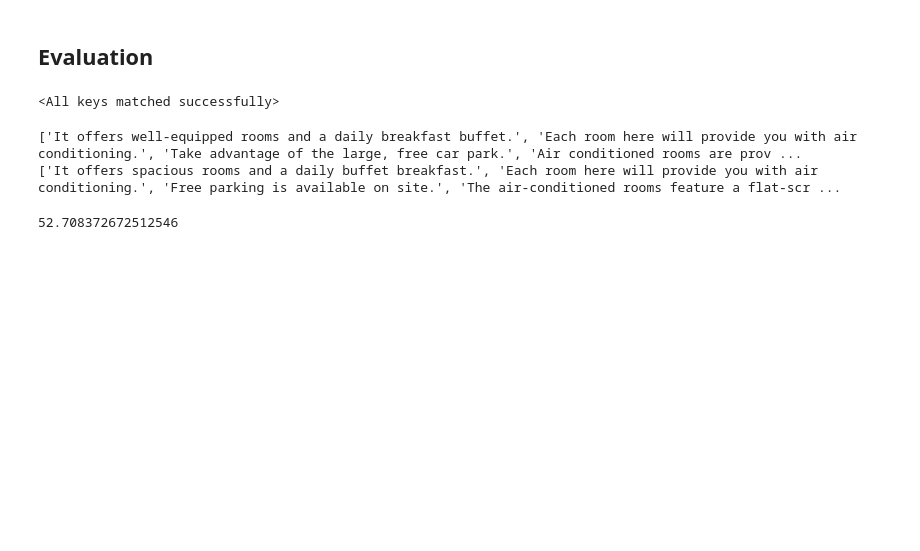
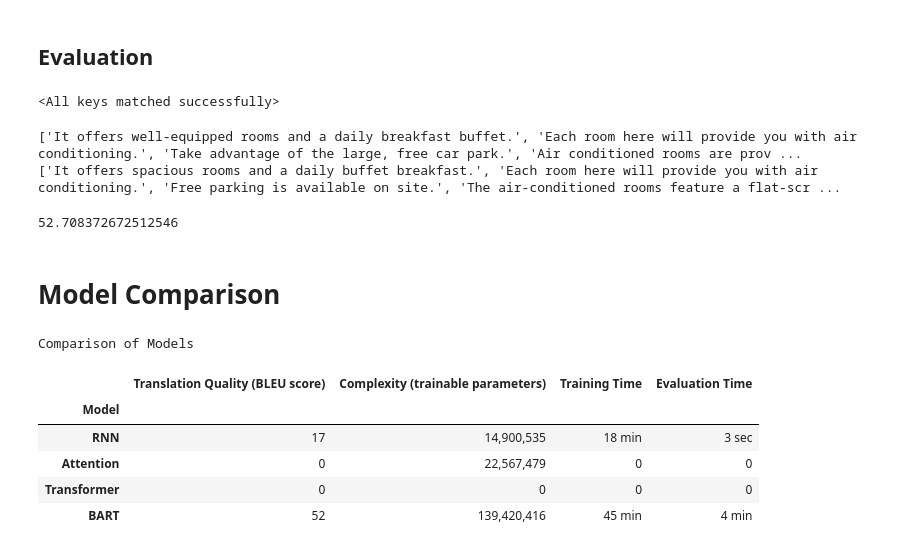
Before and after one commit to brayandm/deep-learning-in-applications-homeworks, a Jupyter notebook: hw02_NMT/hw02_Neural_Machine_translation.ipynb, the cells around one changed output. Cells and saved outputs as stored; diff of their text form; code cells hidden in the pictures; blank space fills up the shorter version.

Commit message:
Add model comparison table

```diff
--- a/hw02_NMT/hw02_Neural_Machine_translation.ipynb
+++ b/hw02_NMT/hw02_Neural_Machine_translation.ipynb
@@ -1283,3 +1283,30 @@ print(generated_text[:5])
 corpus_bleu([[text] for text in original_text], generated_text) * 100
 # %% [output]
 52.708372672512546
+# %% [markdown]
+# Model Comparison
+# %%
+import pandas as pd
+
+data = {
+    "Model": ["RNN", "Attention", "Transformer", "BART"],
+    "Translation Quality (BLEU score)": [17, 0, 0, 52],
+    "Complexity (trainable parameters)": ["14,900,535", "22,567,479", "0", "139,420,416"],
+    "Training Time": ["18 min", "0", "0", "45 min"],
+    "Evaluation Time": ["3 sec", "0", "0", "4 min"]
+}
+
+df = pd.DataFrame(data)
+
+df.set_index("Model", inplace=True)
+
+print("Comparison of Models")
+display(df)
+# %% [output]
+Comparison of Models
+|  | Translation Quality (BLEU score) | Complexity (trainable parameters) | Training Time | Evaluation Time |
+| Model |  |  |  |  |
+| RNN | 17 | 14,900,535 | 18 min | 3 sec |
+| Attention | 0 | 22,567,479 | 0 | 0 |
+| Transformer | 0 | 0 | 0 | 0 |
+| BART | 52 | 139,420,416 | 45 min | 4 min |
```
Also changed, not shown: 1 other file.
